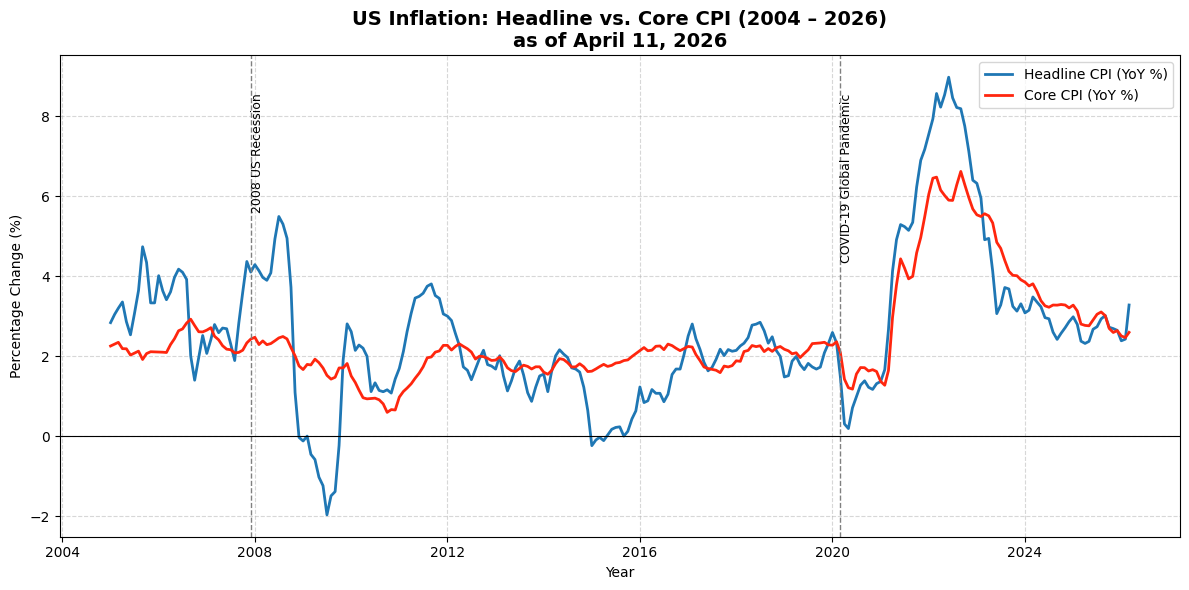
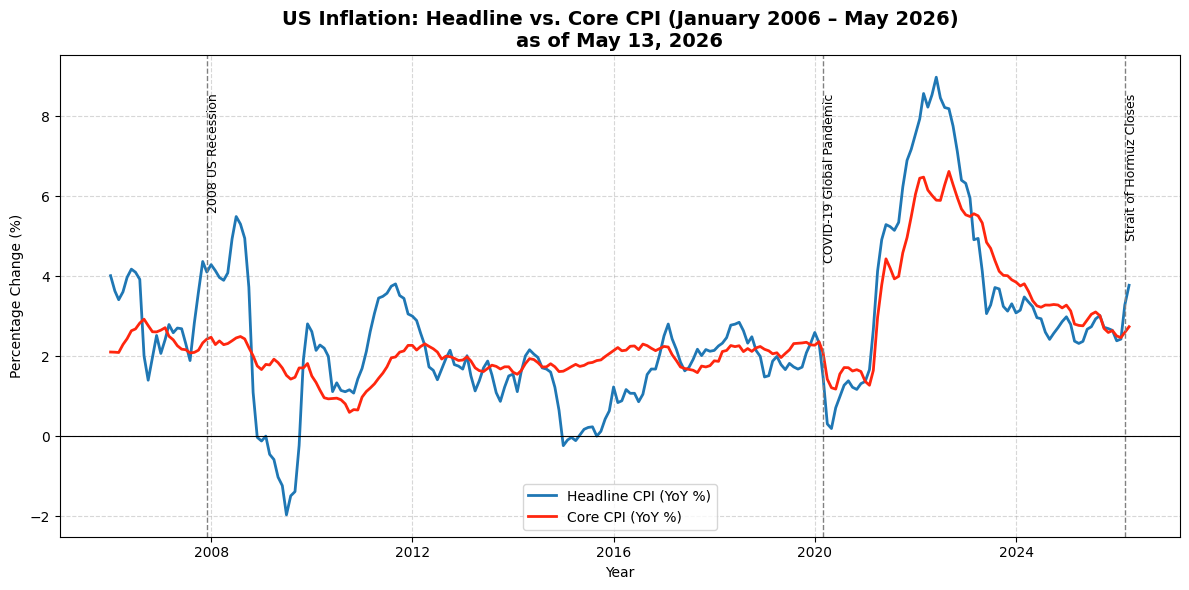
Unified diff of the notebook cell whose output changed from the first chart to the second:
--- before
+++ after
@@ -3,9 +3,11 @@
 import pandas_datareader.data as web
 import matplotlib.pyplot as plt
-from datetime import datetime
+from datetime import datetime, timedelta
+from dateutil.relativedelta import relativedelta
 
-start = datetime(2004, 1, 1)
+start = datetime(2005, 1, 1)
 end = datetime.now()
 str_current_date = end.strftime("%B %d, %Y")
+plot_start = start + relativedelta(years=1)
 
 # Fetch data from FRED
@@ -27,5 +29,5 @@
          rotation=90, verticalalignment='top', fontsize=9)
 
-# COVID-19 Pandemics -- March 2020
+# COVID-19 Pandemic -- March 2020
 evt_covid = pd.to_datetime('2020-03-01')
 plt.axvline(x=evt_covid, color='gray', linestyle='--', linewidth=1)
@@ -33,6 +35,13 @@
          rotation=90, verticalalignment='top', fontsize=9)
 
+# US-Israeli Joint Strikes on Iran -- Feb 2026
+evt_iran = pd.to_datetime('2026-02-28')
+plt.axvline(x=evt_iran, color='gray', linestyle='--', linewidth=1)
+plt.text(evt_iran, plt.ylim()[1]*0.9, 'Strait of Hormuz Closes',
+         rotation=90, verticalalignment='top', fontsize=9)
+
 # Formatting
-plt.title(f'US Inflation: Headline vs. Core CPI (2004 – {end.year})\nas of {str_current_date}', fontsize=14, fontweight='bold')
+#plt.title(f'US Inflation: Headline vs. Core CPI (2004 – {end.year})\nas of {str_current_date}', fontsize=14, fontweight='bold')
+plt.title(f'US Inflation: Headline vs. Core CPI ({plot_start.strftime("%B %Y")} – {end.strftime("%B %Y")})\nas of {str_current_date}', fontsize=14, fontweight='bold')
 plt.xlabel('Year')
 plt.ylabel('Percentage Change (%)')

Commit: Add files via upload